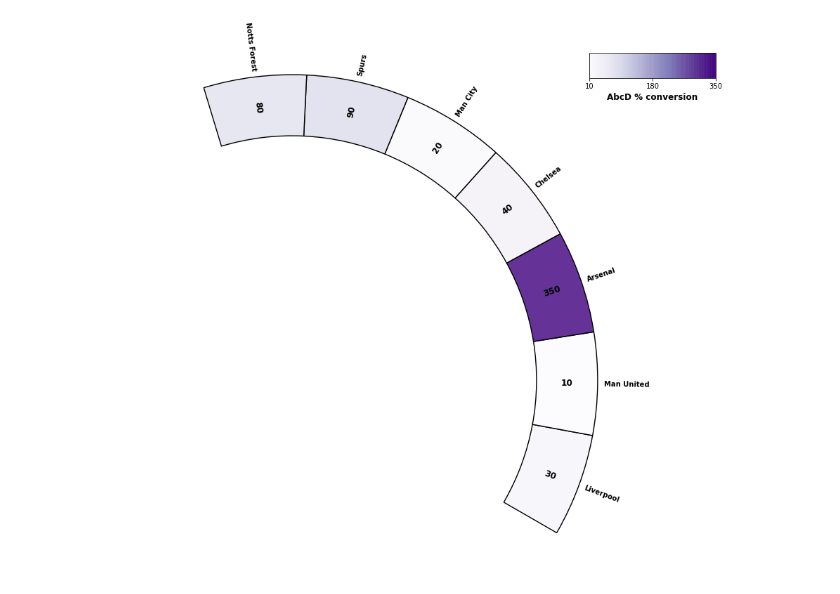
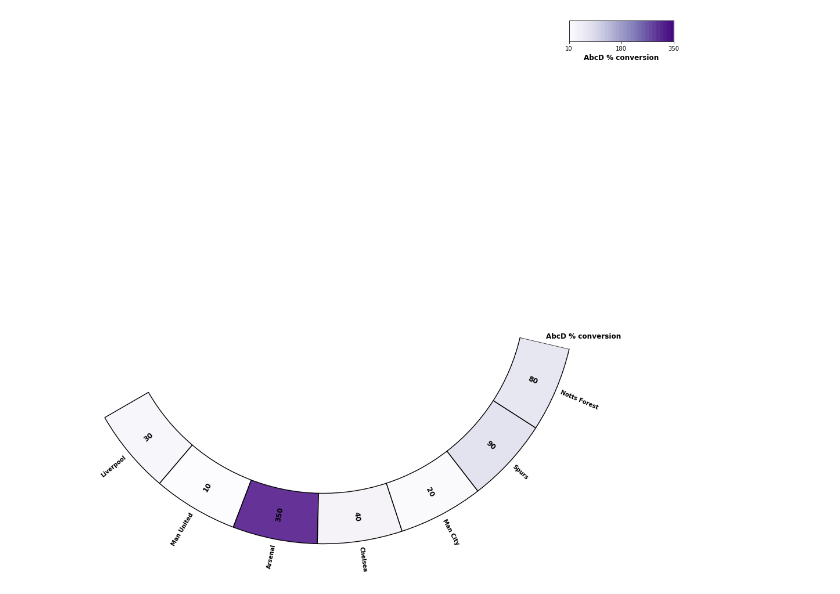
Before and after one commit to connectedblue/pdext_collection, a Jupyter notebook: pie_wedge/substrate.ipynb, the cells around one changed output. Saved outputs shown, nothing was run; the diff lists cells and outputs as text; code cells hidden in the pictures.

Commit message:
Added optional title and legend labels on the plot itself

```diff
--- a/pie_wedge/substrate.ipynb
+++ b/pie_wedge/substrate.ipynb
@@ -39,7 +39,7 @@ fig, ax = plt.subplots(figsize=(10,10))
 alpha = 0.8
 
 wedge_percent = 0.38
-startang = -30
+startang = -150
 legend_gap = 1.15
 
 col_values = [30, 10, 350, 40, 20, 90, 80]
@@ -61,7 +61,7 @@ vmax=max(col_values)
 radius = 2
 width = 0.4
 
-label_distance = 1 + 0.02
+label_nudge = 0.02
 
 
 outer_labels = ax.pie(pie_values,
@@ -69,7 +69,7 @@ outer_labels = ax.pie(pie_values,
                     startangle=startang,
                     colors=['w']*slices,
                     labels=slice_labels,
-                    labeldistance=label_distance,
+                    labeldistance=1 + label_nudge,
                     rotatelabels=True,
                     textprops=dict(fontsize='medium',
                                    weight="semibold",
@@ -101,32 +101,46 @@ labels = [str(c) for c in col_values]
 
 width = min(width, radius)
 label_distance = (radius - width/2)/radius
 
 outer_circle=ax.pie(pie_values,
                     radius=radius,
                     startangle=startang,
                     colors=mapper.to_rgba(col_values, alpha=alpha),
                     labels=labels,
                     rotatelabels=True,
                     labeldistance=label_distance,
                     wedgeprops=dict(width=width,
                                     edgecolor='k',linewidth= 1.4),
                     textprops=dict(fontsize='large',weight="semibold",
                                    va='center', ha='center',wrap=True))
 
-#outer_circle[0][which_wedge].set_alpha(0)
+# outer_circle[0][-1].set_color('w')
+# #outer_circle[0][-2].set_width(width)
+# outer_circle[1][-1].set_rotation(False)
+# outer_circle[1][-1].set_ha('right')
 
 legend_x_start = 0.1
 legend_y_start = 0.1
 
 ax2cmap2 = plt.axes([1+legend_x_start, 1+legend_y_start, 0.25, 0.05])
 
 ticks = [vmin, int((vmin+vmax)/2), vmax]
 tick_labels = [str(l) for l in ticks]
 
 cbar1 = plt.colorbar(mapper,cax=ax2cmap2, orientation="horizontal",ticks=ticks, alpha=alpha)
 cbar1.ax.set_xticklabels(tick_labels)
 
 cbar1.set_label(OUTERLABEL,weight='bold',fontsize=12)
+
+ring_label = ax.pie([0.01],
+                    radius=radius,
+                    startangle=startang+ 360*wedge_percent,
+                    colors='w',
+                    labels=[OUTERLABEL],
+                    rotatelabels=False,
+                    labeldistance=label_distance,
+                    wedgeprops=dict(width=width),
+                    textprops=dict(fontsize='large',weight="semibold",
+                                   va='center', ha='left',wrap=True))
 # %% [output]
-[figure, old version]
+[figure, new version]
```
Also changed, not shown: parts of 15 cells of this notebook.
